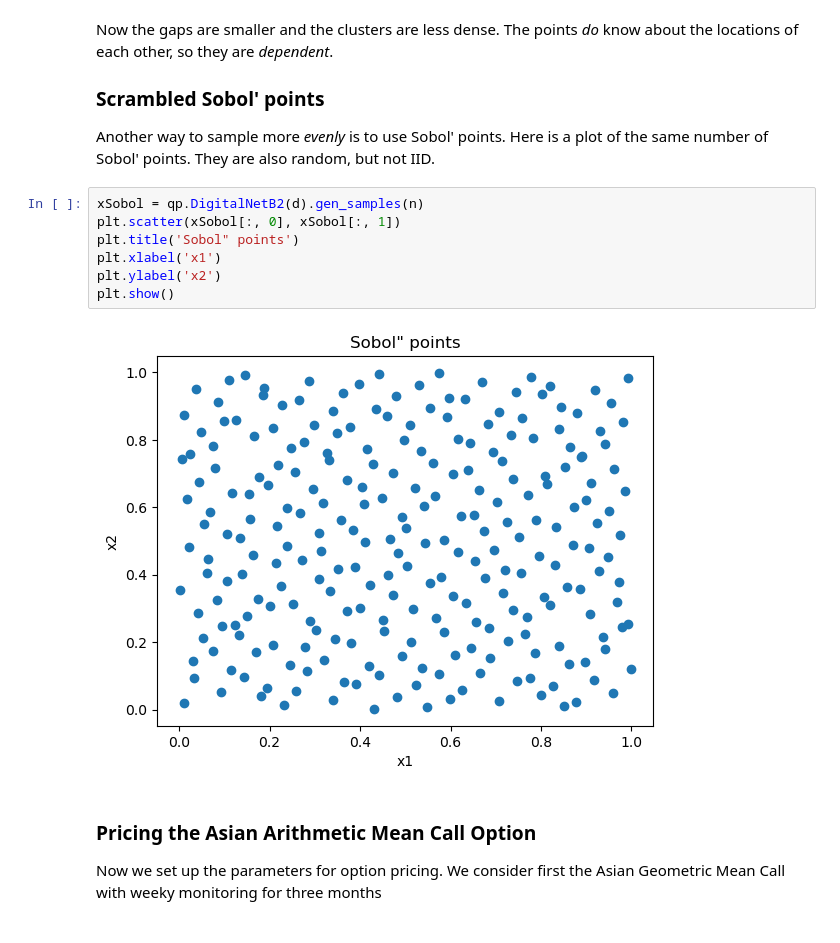
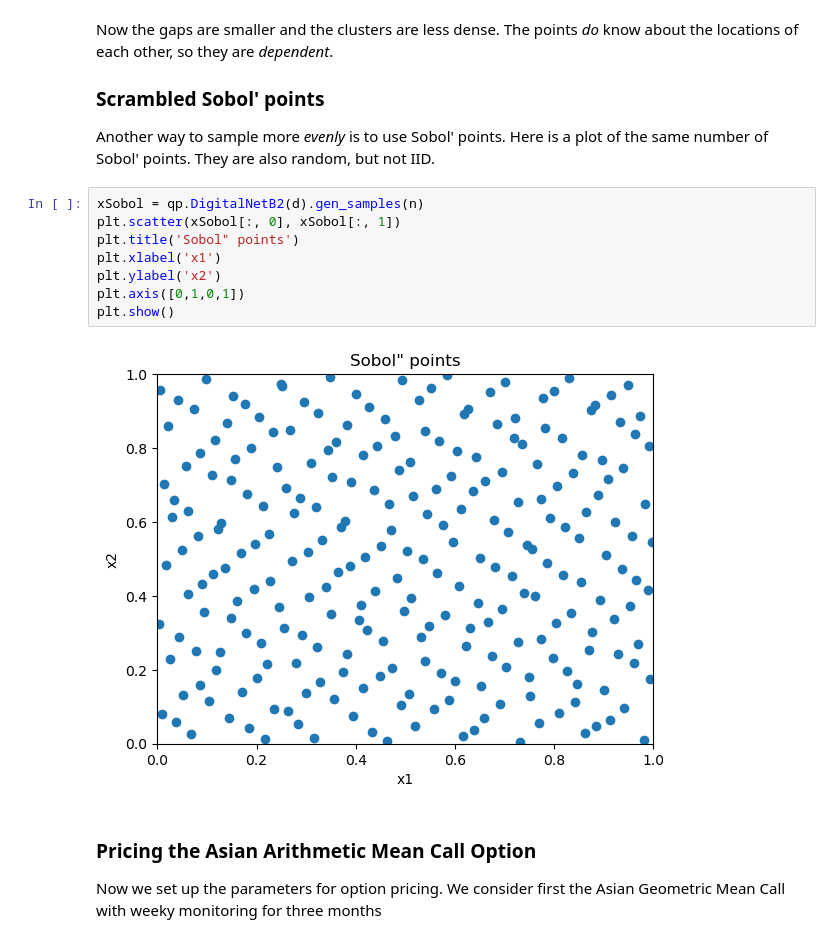
Before and after one commit to yding2/MATH565CourseCodes, a Jupyter notebook: PartIV/QuasiMonteCarloOptionPricing.ipynb, the cells around one changed output. Saved outputs shown, nothing was run; the diff lists cells and outputs as text.

```diff
--- a/PartIV/QuasiMonteCarloOptionPricing.ipynb
+++ b/PartIV/QuasiMonteCarloOptionPricing.ipynb
@@ -50,12 +55,13 @@ plot of the same number of Sobol' points. They are also random, but not IID.
 # %%
 xSobol = qp.DigitalNetB2(d).gen_samples(n)
 plt.scatter(xSobol[:, 0], xSobol[:, 1])
 plt.title('Sobol" points')
 plt.xlabel('x1')
 plt.ylabel('x2')
+plt.axis([0,1,0,1])
 plt.show()
 # %% [output]
-[figure, old version]
+[figure, new version]
 # %% [markdown]
 ### Pricing the Asian Arithmetic Mean Call Option
 Now we set up the parameters for option pricing.  We consider first the Asian Geometric Mean Call with weeky monitoring for three months
```
Also changed, not shown: parts of 6 cells of this notebook, 1 other file.
